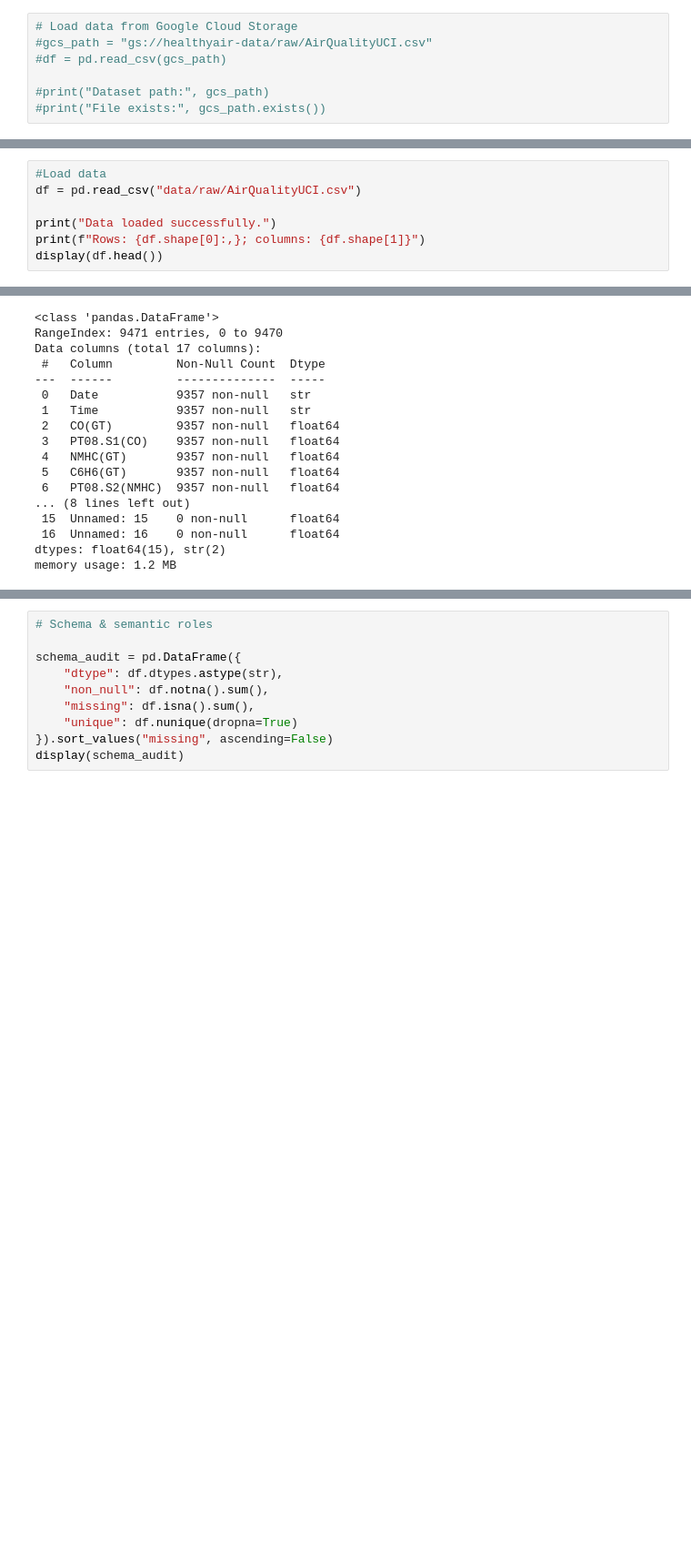
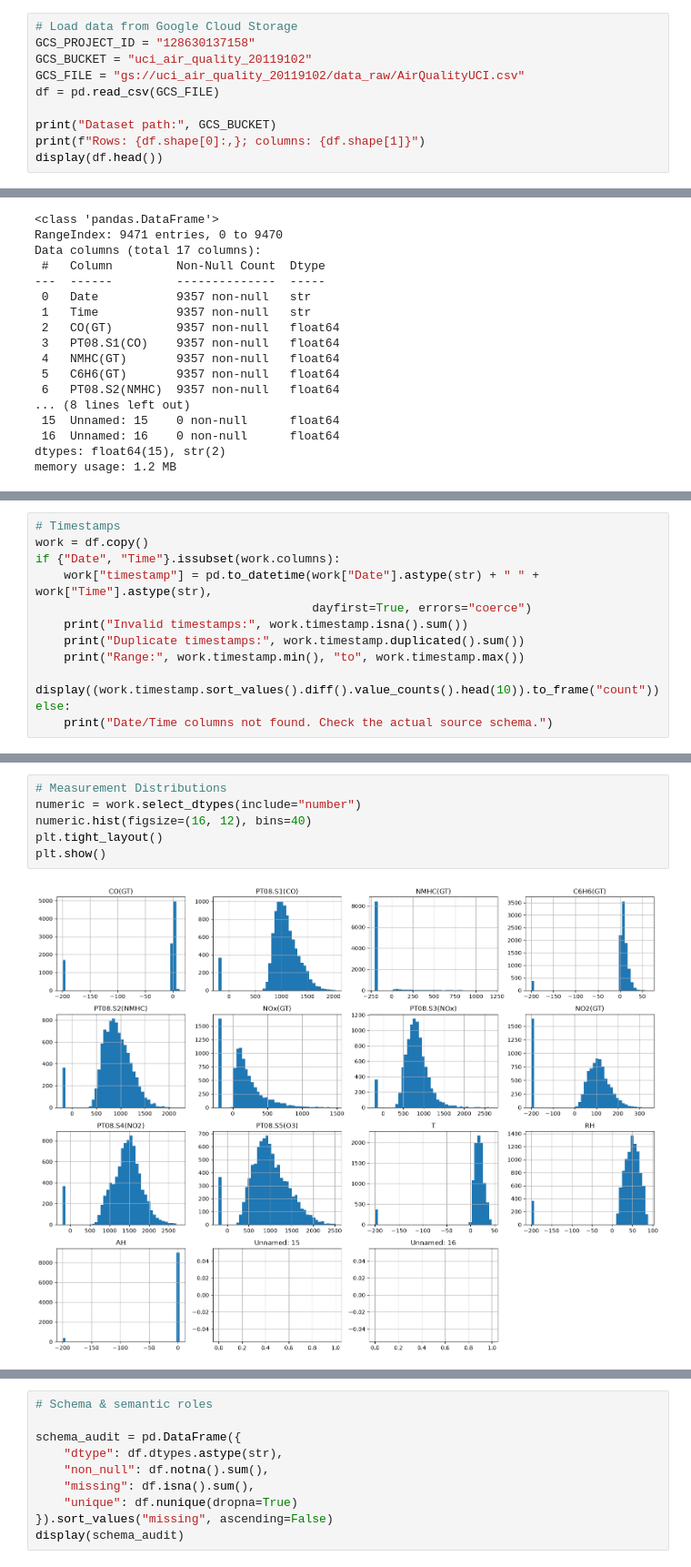
Before and after one commit to ChloeKC/healthyair, a Jupyter notebook: notebooks/data_exploration.ipynb, the cells around one changed output, grey strips where cells are left out. Shown at 91% size. Drawn from its saved outputs; the diff is of its cells as text; blank space fills up the shorter version.

```diff
--- a/notebooks/data_exploration.ipynb
+++ b/notebooks/data_exploration.ipynb
@@ -35,8 +50,11 @@ print(sys.executable)
 /home/chloekc/datahandling/healthyair/.venv/bin/python
 # %%
 # Load data from Google Cloud Storage
-#gcs_path = "gs://healthyair-data/raw/AirQualityUCI.csv"
-#df = pd.read_csv(gcs_path)
+GCS_PROJECT_ID = "128630137158"
+GCS_BUCKET = "uci_air_quality_20119102"
+GCS_FILE = "gs://uci_air_quality_20119102/data_raw/AirQualityUCI.csv"
+df = pd.read_csv(GCS_FILE)
 
-#print("Dataset path:", gcs_path)
-#print("File exists:", gcs_path.exists())
+print("Dataset path:", GCS_BUCKET)
+print(f"Rows: {df.shape[0]:,}; columns: {df.shape[1]}")
+display(df.head())
@@ -43,7 +69,0 @@ print(sys.executable)
-# %%
-#Load data
-df = pd.read_csv("data/raw/AirQualityUCI.csv")
-
-print("Data loaded successfully.")
-print(f"Rows: {df.shape[0]:,}; columns: {df.shape[1]}")
-display(df.head())
@@ -90,0 +182,12 @@ df.describe()
+# %%
+# Timestamps
+work = df.copy()
+if {"Date", "Time"}.issubset(work.columns):
+    work["timestamp"] = pd.to_datetime(work["Date"].astype(str) + " " + work["Time"].astype(str),
+                                       dayfirst=True, errors="coerce")
+    print("Invalid timestamps:", work.timestamp.isna().sum())
+    print("Duplicate timestamps:", work.timestamp.duplicated().sum())
+    print("Range:", work.timestamp.min(), "to", work.timestamp.max())
+    display((work.timestamp.sort_values().diff().value_counts().head(10)).to_frame("count"))
+else:
+    print("Date/Time columns not found. Check the actual source schema.")
@@ -90,0 +210,8 @@ df.describe()
+# %%
+# Measurement Distributions
+numeric = work.select_dtypes(include="number")
+numeric.hist(figsize=(16, 12), bins=40)
+plt.tight_layout()
+plt.show()
+# %% [output]
+[figure, added]
```
Also changed, not shown: parts of 13 cells of this notebook, 3 other files.
